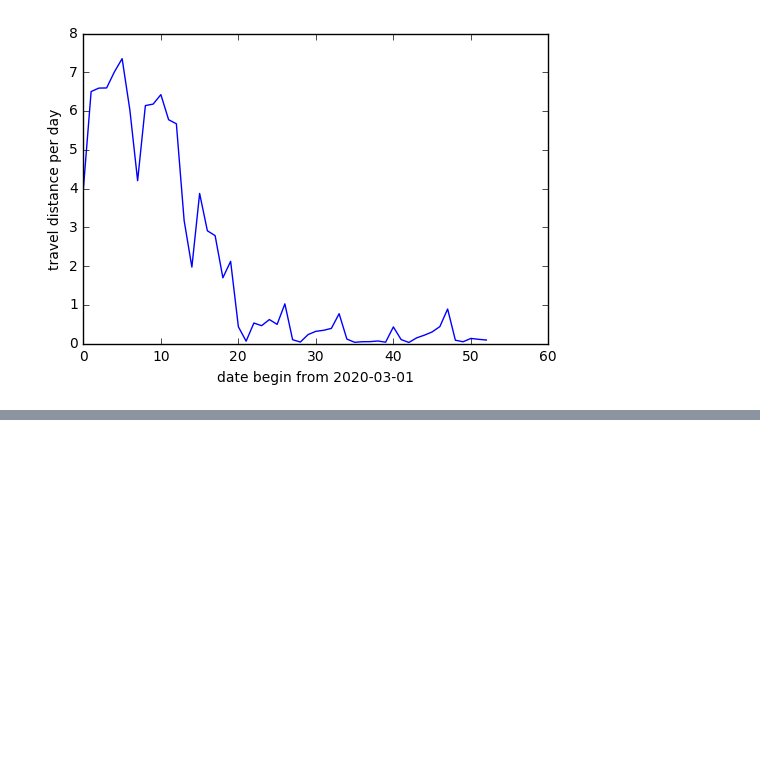
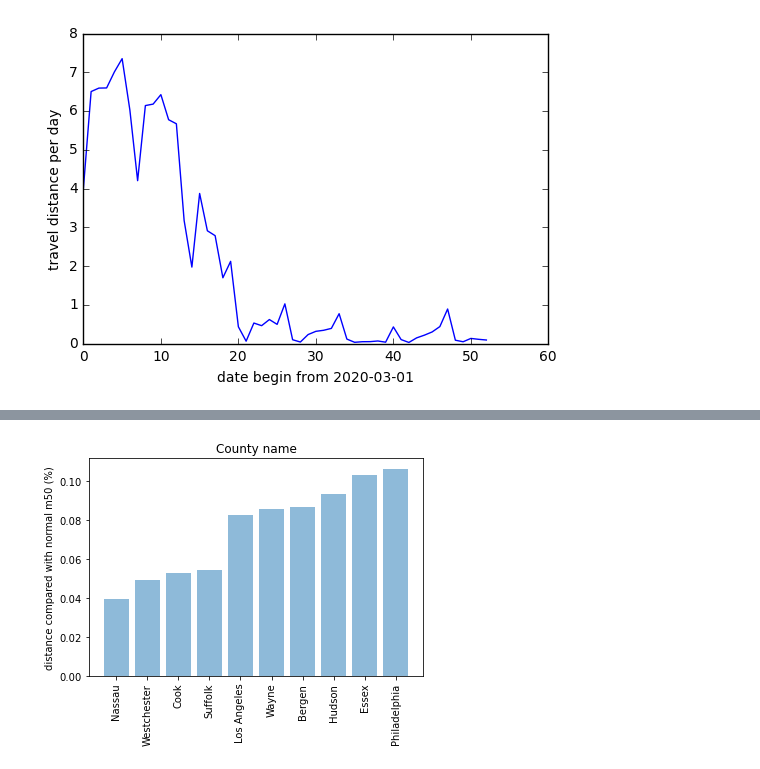
Before and after one commit to DDDMingo/Big-Data-Final-Project-Team-Mango, a Jupyter notebook: Data-Analysis.ipynb, the cells around one changed output, grey strips where cells are left out. Saved outputs shown, nothing was run; the diff lists cells and outputs as text; code cells hidden in the pictures; blank space fills up the shorter version.

Commit message:
including m50_index analysis

```diff
--- a/Data-Analysis.ipynb
+++ b/Data-Analysis.ipynb
@@ -172,3 +173,32 @@ plt.show()
 # we should also add distance people traveled during that time for calculation.
 # %% [output]
 [figure]
+# %%
+# Transportation method varies from state to state, so maybe we should also take this into consideration. For example,people
+# live in LA who travels via a car may move more compared with people who live in New York city. since m50_index represents
+# the percent of normal m50 in the region, so, if we sum m50_index up, it represents how people are moving compared with themselves
+# in the normal time.
+
+m50_index = pd.read_csv('DL-us-m50_index-4-23.csv')
+m50_index_dict = {}
+m50_index_cases = {}
+
+m50_index = m50_index[pd.notnull(m50_index['fips'])]
+m50_index['fips'] = m50_index['fips'].apply(lambda x: 0 if np.isnan(x) else int(x))
+
+for index, row in m50_index.iterrows():
+    key = str(row['fips'])
+    sum_m50_index = sum(row[5:])
+    m50_index_dict[key] = sum_m50_index
+
+
+for county in cases_dict:
+    if county in m50_index_dict:
+        if not math.isnan(m50_index_dict[county]):
+            m50_index_cases[county] = m50_index_dict[county]/cases_dict[county]
+
+with open('m50_index_county.csv', 'w',encoding='utf-8') as f:
+    f.write("county_name,distance compared with normal\n")
+    for key in m50_index_cases.keys():
+        county_name = fips_to_name[key]
+        f.write("%s,%s\n"%(county_name,m50_index_cases[key]))
@@ -174,0 +219,18 @@ plt.show()
+# %%
+county_name = []
+m50_index_danger = []
+
+for item in sorted(m50_index_cases, key=m50_index_cases.get):
+    county_name.append(fips_to_name[item])
+    m50_index_danger.append(m50_index_cases[item])
+
+# let's see first 20 counties that are most dangerour compared with themselves in the past
+y_pos = np.arange(len(m50_index_danger[0:10]))
+plt.bar(y_pos, m50_index_danger[0:10], align='center', alpha=0.5)
+plt.xticks(y_pos, county_name[0:10],rotation=90)
+plt.ylabel('distance compared with normal m50 (%)')
+plt.title('County name')
+
+plt.show()
+# %% [output]
+[figure, added]
```
Also changed, not shown: parts of 2 cells of this notebook.
